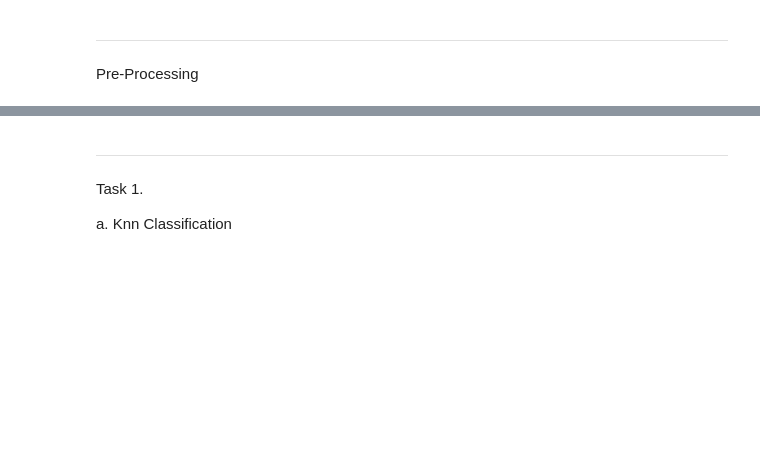
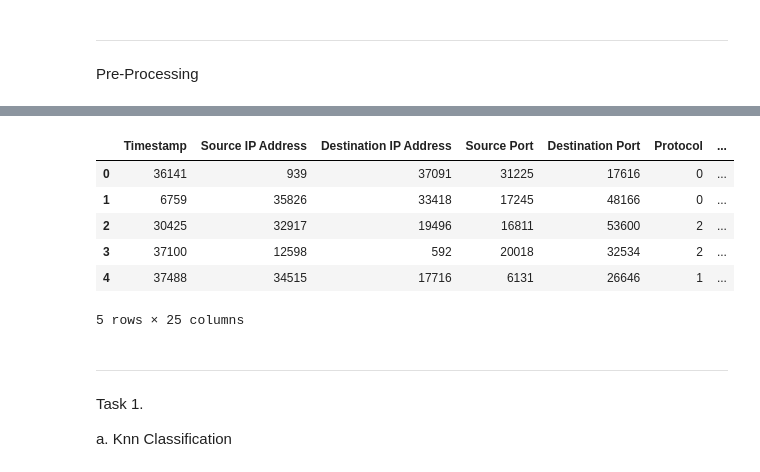
Before and after one commit to AbdulazizJabri/DataAnalysisProject-SP24, a Jupyter notebook: Part 3/134563_134362.ipynb, the cells around one changed output, grey strips where cells are left out. Saved outputs shown, nothing was run; the diff lists cells and outputs as text; code cells hidden in the pictures; blank space fills up the shorter version.

```diff
--- a/Part 3/134563_134362.ipynb
+++ b/Part 3/134563_134362.ipynb
@@ -66,3 +57,17 @@ data['Device Information'] = labelencoder.fit_transform(data['Device Information
+# %%
+# Encode from Categorical to Numerical
+from sklearn.preprocessing import LabelEncoder
+labelencoder = LabelEncoder()
+df_clean_encoded = df_clean.apply(lambda x: labelencoder.fit_transform(x) if x.dtype == 'object' else x)
+df_clean_encoded.head()
+# %% [output]
+|  | Timestamp | Source IP Address | Destination IP Address | Source Port | Destination Port | Protocol | ... |
+| 0 | 36141 | 939 | 37091 | 31225 | 17616 | 0 | ... |
+| 1 | 6759 | 35826 | 33418 | 17245 | 48166 | 0 | ... |
+| 2 | 30425 | 32917 | 19496 | 16811 | 53600 | 2 | ... |
+| 3 | 37100 | 12598 | 592 | 20018 | 32534 | 2 | ... |
+| 4 | 37488 | 34515 | 17716 | 6131 | 26646 | 1 | ... |
+5 rows × 25 columns
 # %% [markdown]
 ---
 
```
Also changed, not shown: parts of 7 cells of this notebook.
